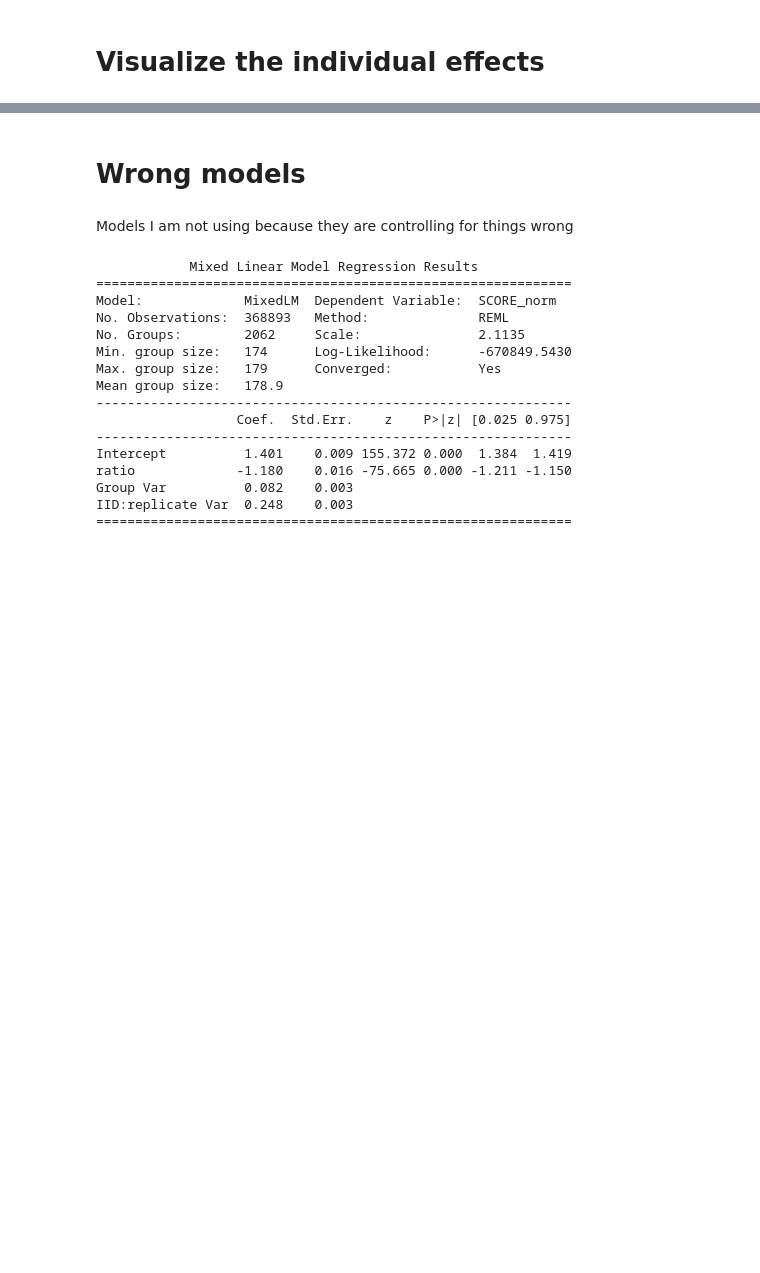
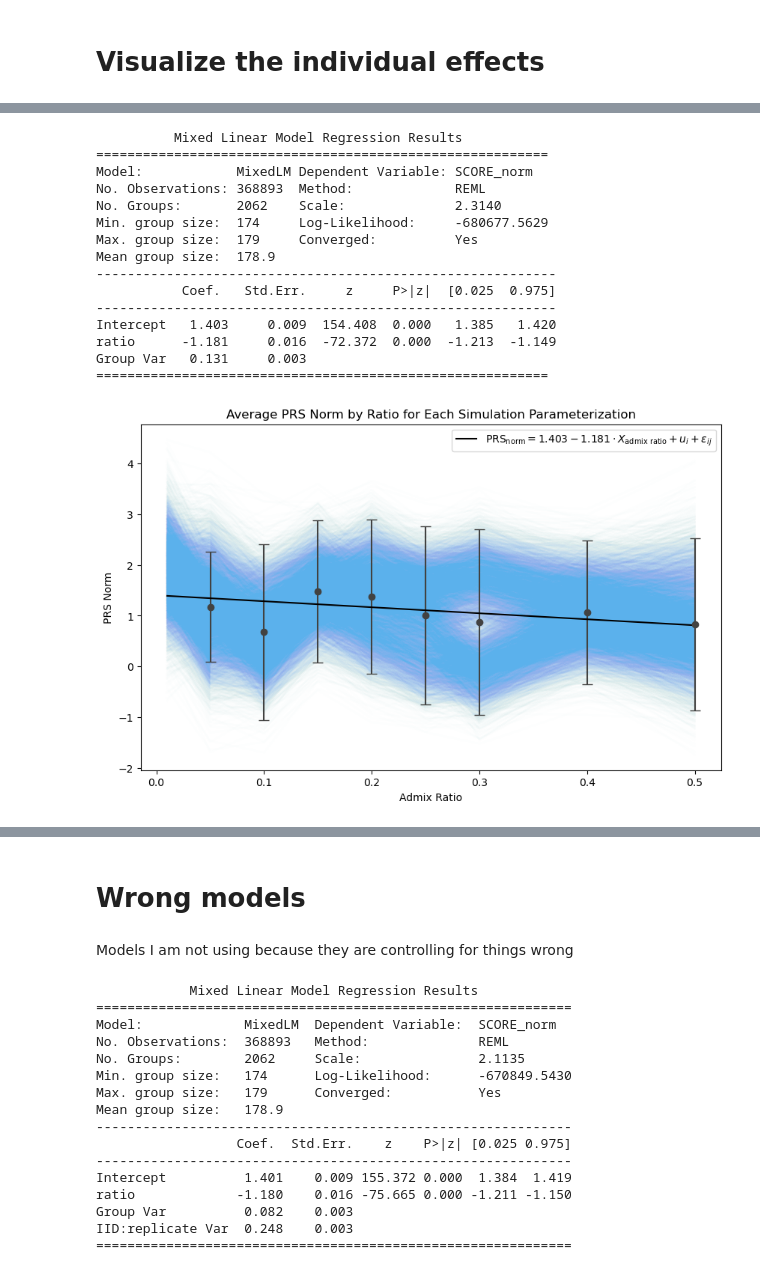
Before and after one commit to noahrbaker/BMI_206_Project, a Jupyter notebook: linear_regression.ipynb, the cells around one changed output, grey strips where cells are left out. Cells and saved outputs as stored; diff of their text form; code cells hidden in the pictures; blank space fills up the shorter version.

Commit message:
new linear regression file

```diff
--- a/linear_regression.ipynb
+++ b/linear_regression.ipynb
@@ -615,0 +871,53 @@ Group Var   0.131     0.003
+# %%
+# Assuming 'df' is your DataFrame and 'sim_id' represents each unique simulation setup
+model_mlm1 = smf.mixedlm("SCORE_norm ~ ratio",
+                         df,
+                         groups=df["IID"],
+                         re_formula="1")  # Random intercept for each IID
+result = model_mlm1.fit()
+print(result.summary())
+
+# Plotting each patien't line
+plt.figure(figsize=(10, 6))
+# Plot each sim_id separately but in the same color
+for sim_id in df_g['sim_id'].unique():
+    sns.lineplot(data=df_g[df_g['sim_id'] == sim_id], x='ratio', y='SCORE_norm_mean', legend=None, color='#5bb1ec', alpha=0.01)
+
+
+# average across all patients and the se
+plt.errorbar(grouped['mean_ratio'], grouped['mean_value'], yerr=grouped['std_value'], fmt='o', ecolor='#424241', capsize=5, color='#424241')
+
+# Generate a range of ratio values from 0.01 to 0.5
+x_values = df['ratio']
+# Create a new DataFrame for predictions
+df_pred = pd.DataFrame({'ratio': x_values, 'IID': df['IID']})
+# Predict the y values using the mixed-effects model
+y_predicted = result.predict(df_pred)
+# Overlay the predictions on the existing plot
+plt.plot(x_values, y_predicted, 'r-', label=r'$\text{PRS}_{\text{norm}} = 1.403 - 1.181 \cdot X_{\text{admix ratio}} + u_{i} + \epsilon_{ij}$', color='#000000')
+
+# Customizing the plot
+plt.xlabel('Admix Ratio')
+plt.ylabel('PRS Norm')
+plt.title('Average PRS Norm by Ratio for Each Simulation Parameterization')
+plt.legend()
+
+# Show the plot
+plt.show()
+# %% [output]
+          Mixed Linear Model Regression Results
+==========================================================
+Model:            MixedLM Dependent Variable: SCORE_norm
+No. Observations: 368893  Method:             REML
+No. Groups:       2062    Scale:              2.3140
+Min. group size:  174     Log-Likelihood:     -680677.5629
+Max. group size:  179     Converged:          Yes
+Mean group size:  178.9
+-----------------------------------------------------------
+           Coef.   Std.Err.     z     P>|z|  [0.025  0.975]
+-----------------------------------------------------------
+Intercept   1.403     0.009  154.408  0.000   1.385   1.420
+ratio      -1.181     0.016  -72.372  0.000  -1.213  -1.149
+Group Var   0.131     0.003
+==========================================================
+[figure, added]
```
Also changed, not shown: parts of 22 cells of this notebook.
